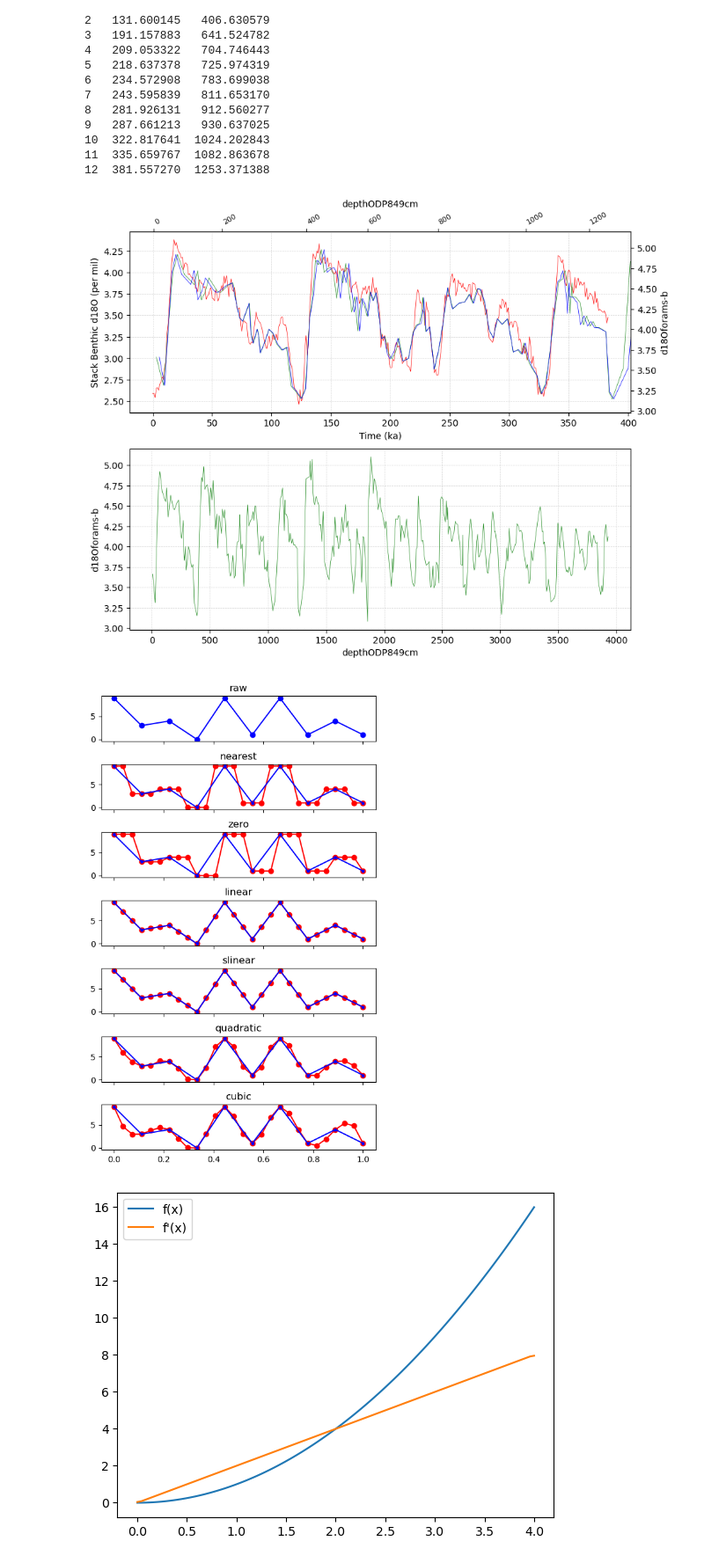
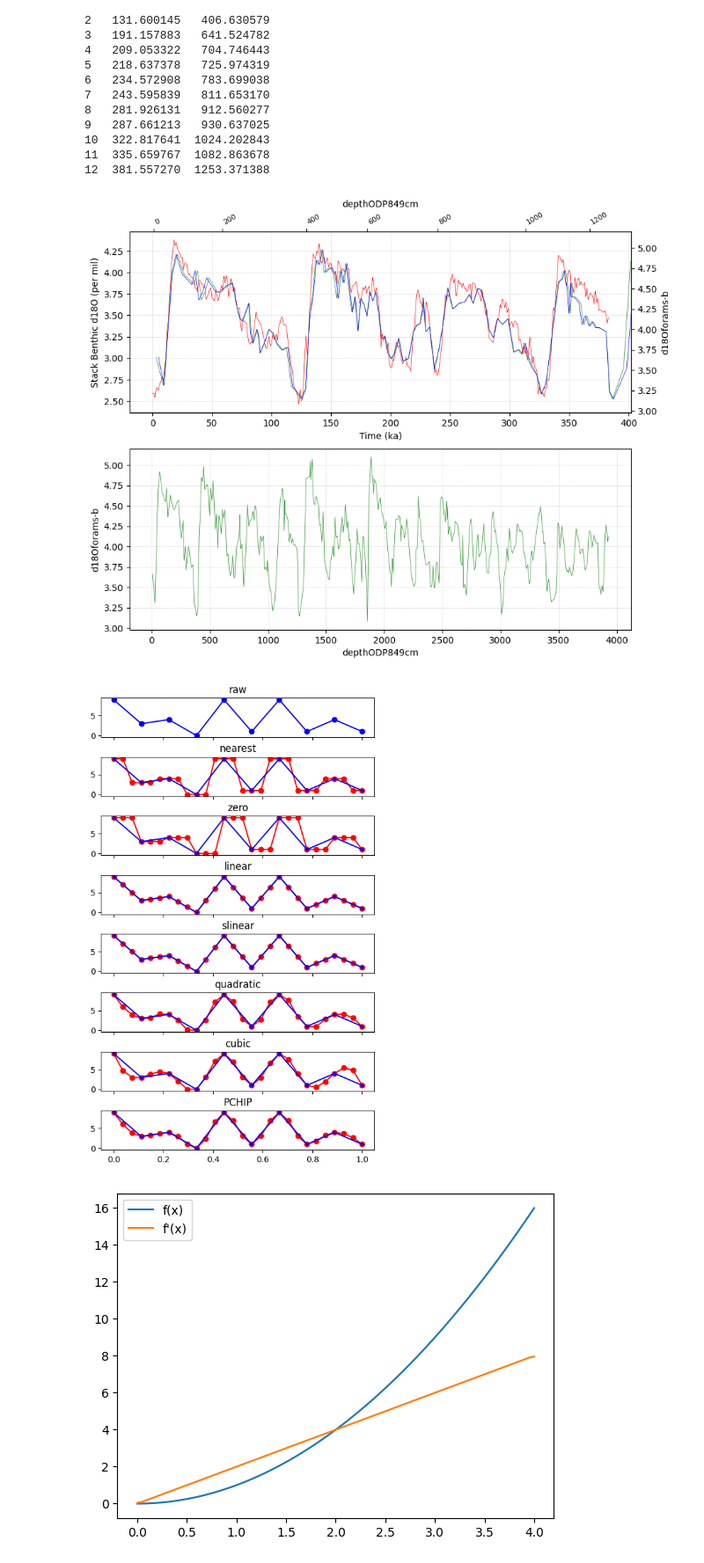
Before and after one commit to PBrockmann/PyAnalyseries, a Jupyter notebook: interp1d.ipynb, the cells around one changed output. Shown at 88% size. Drawn from its saved outputs; the diff is of its cells as text; code cells hidden in the pictures.

Commit message:
Various fix Handling of reading errors Set interpolation mode

```diff
--- a/interp1d.ipynb
+++ b/interp1d.ipynb
@@ -77,9 +78,12 @@ kind = 'linear'
 f_1to2 = interpolate.interp1d(coordsX1, coordsX2, kind=kind, fill_value="extrapolate")
 f_2to1 = interpolate.interp1d(coordsX2, coordsX1, kind=kind, fill_value="extrapolate")
 
-kind = 'quadratic'
-g_1to2 = interpolate.interp1d(coordsX1, coordsX2, kind=kind, fill_value="extrapolate")
-g_2to1 = interpolate.interp1d(coordsX2, coordsX1, kind=kind, fill_value="extrapolate")
+#kind = 'quadratic'
+#g_1to2 = interpolate.interp1d(coordsX1, coordsX2, kind=kind, fill_value="extrapolate")
+#g_2to1 = interpolate.interp1d(coordsX2, coordsX1, kind=kind, fill_value="extrapolate")
+
+g_1to2 = interpolate.PchipInterpolator(coordsX1, coordsX2, extrapolate=True)
+g_2to1 = interpolate.PchipInterpolator(coordsX2, coordsX1, extrapolate=True)
 # %% [output]
       coordsX1     coordsX2
 0    13.181947    42.189609
@@ -122,33 +126,39 @@ axsInterp.plot(g_2to1(x2), y2, c='blue', lw=0.5)
 
 plt.show()
 # %% [output]
-[figure, old version]
+[figure, new version]
 # %%
 import numpy as np
 import matplotlib.pyplot as plt
 import scipy.interpolate as interpolate
 
 np.random.seed(6)
 kinds = ('nearest', 'zero', 'linear', 'slinear', 'quadratic', 'cubic')
 
 N = 10
 x = np.linspace(0, 1, N)
 y = np.random.randint(10, size=(N,))
 
 new_x = np.linspace(0, 1, 28)
-fig, axs = plt.subplots(nrows=len(kinds)+1, sharex=True, figsize=(6,10))
+fig, axs = plt.subplots(nrows=len(kinds)+2, sharex=True, figsize=(6,10))
 axs[0].plot(x, y, 'bo-')
 axs[0].set_title('raw')
-for ax, kind in zip(axs[1:], kinds):
+for ax, kind in zip(axs[1:-1], kinds):
     new_y = interpolate.interp1d(x, y, kind=kind)(new_x)
     ax.plot(new_x, new_y, 'ro-')
     ax.plot(x, y, 'b.-')
     plt.subplots_adjust(hspace=0.5)
     ax.set_title(kind)
 
+new_y = interpolate.PchipInterpolator(x, y, extrapolate=True)(new_x)
+axs[-1].plot(new_x, new_y, 'ro-')
+axs[-1].plot(x, y, 'b.-')
+plt.subplots_adjust(hspace=0.5)
+axs[-1].set_title("PCHIP")
+
 plt.show()
 # %% [output]
-[figure, old version]
+[figure, new version]
 # %%
 import matplotlib.pyplot as plt
 import numpy as np
```
Also changed, not shown: parts of 3 cells of this notebook, 3 other files.
